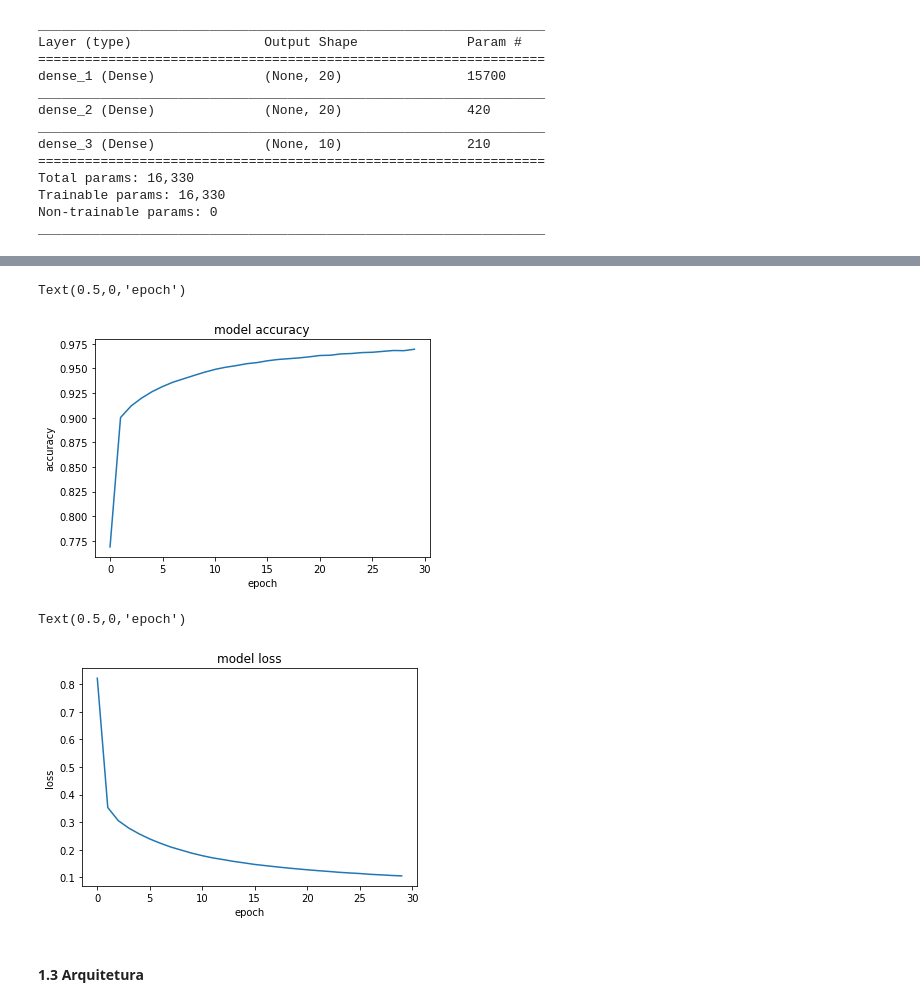
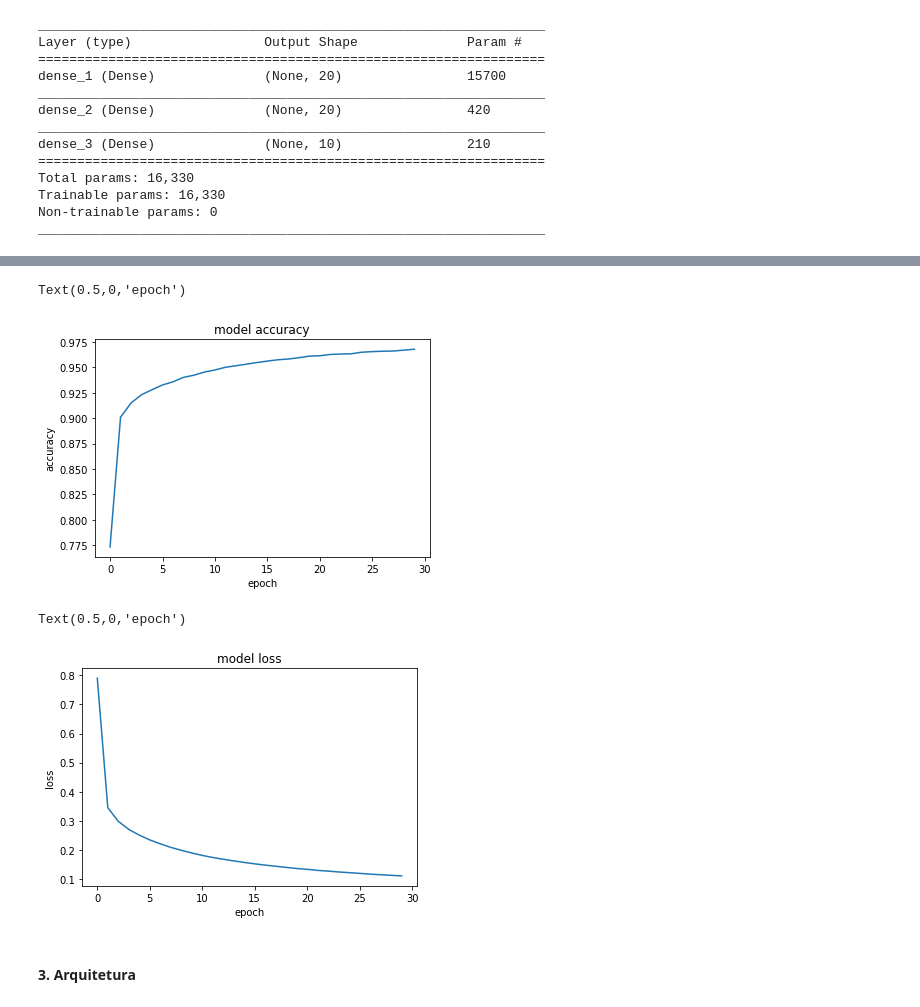
Before and after one commit to alvesmarcos/deep-learning, a Jupyter notebook: CI1107219/MLP-Imagens/Resolução.ipynb, the cells around one changed output, grey strips where cells are left out. Cells and saved outputs as stored; diff of their text form; code cells hidden in the pictures.

```diff
--- a/CI1107219/MLP-Imagens/Resolução.ipynb
+++ b/CI1107219/MLP-Imagens/Resolução.ipynb
@@ -150,9 +158,8 @@ Trainable params: 16,640
 Non-trainable params: 0
 _________________________________________________________________
 # %%
-classifier.compile(optimizer='SGD', loss='categorical_crossentropy',  metrics=['accuracy'])
-history = classifier.fit(x=x_train, y=y_train_oh, epochs=30, verbose=1, validation_data=(x_test, y_test_oh))
-history.history.keys()
+classifier.compile(optimizer='sgd', loss='categorical_crossentropy',  metrics=['accuracy'])
+history2 = classifier.fit(x=x_train, y=y_train_oh, epochs=30, verbose=1, validation_data=(x_test, y_test_oh))
 # %% [output]
 Train on 60000 samples, validate on 10000 samples
 Epoch 1/30
@@ -175,21 +181,21 @@ dict_keys(['val_loss', 'val_acc', 'loss', 'acc'])
 # %%
-plt.plot(history.history['acc'])
+plt.plot(history2.history['acc'])
 plt.title('model accuracy')
 plt.ylabel('accuracy')
 plt.xlabel('epoch')
 # %% [output]
 Text(0.5,0,'epoch')
-[figure, old version]
+[figure, new version]
 # %%
-plt.plot(history.history['loss'])
+plt.plot(history2.history['loss'])
 plt.title('model loss')
 plt.ylabel('loss')
 plt.xlabel('epoch')
 # %% [output]
 Text(0.5,0,'epoch')
-[figure, old version]
+[figure, new version]
 # %% [markdown]
-#### 1.3 Arquitetura
+#### 3. Arquitetura
 # %%
 classifier = Sequential()
 classifier.add(Dense(units=30, activation='relu', input_shape=(x_train.shape[1],)))
```
Also changed, not shown: parts of 30 cells of this notebook.
